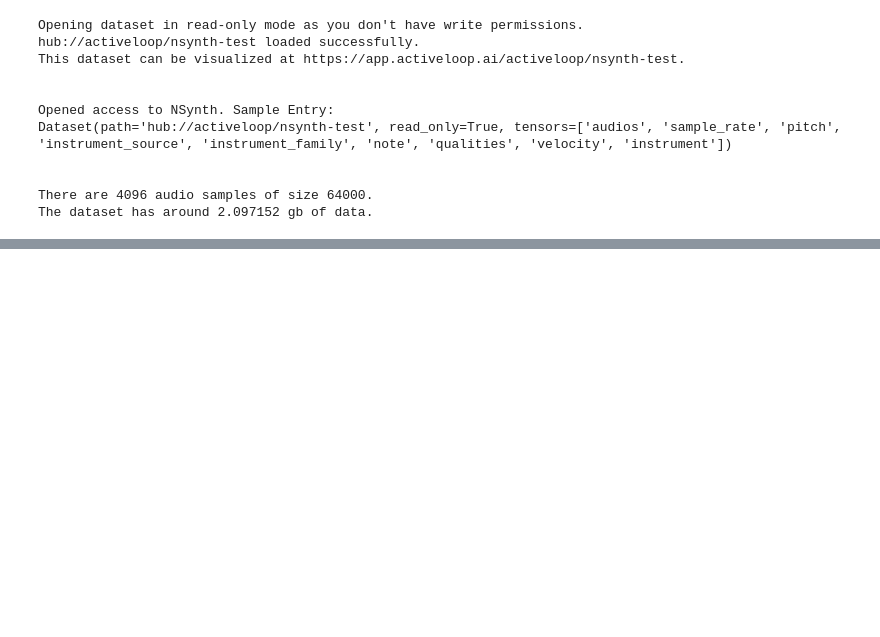
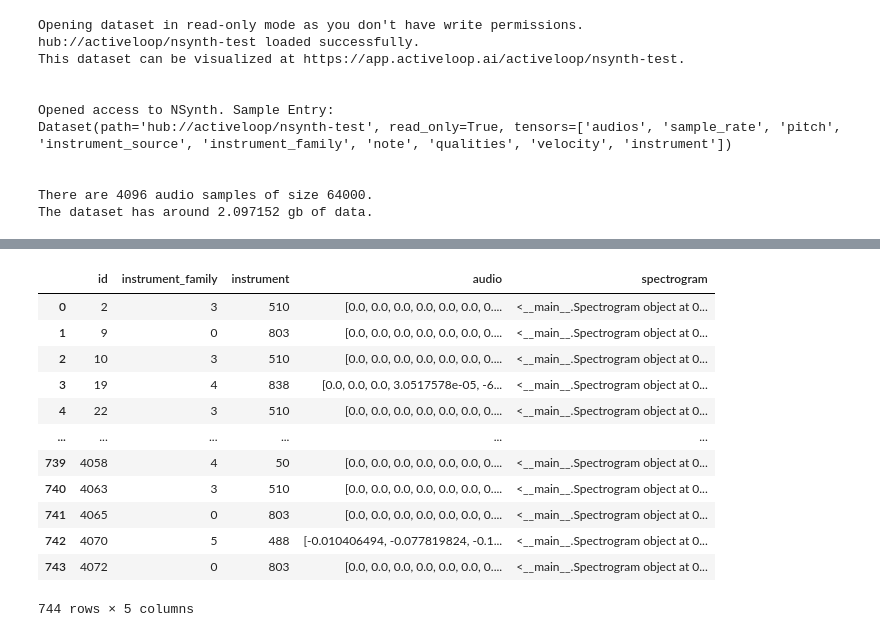
Before and after one commit to jakeval/spectroconv, a Jupyter notebook: data_demo.ipynb, the cells around one changed output, grey strips where cells are left out. Drawn from its saved outputs; the diff is of its cells as text; code cells hidden in the pictures; blank space fills up the shorter version.

```diff
--- a/data_demo.ipynb
+++ b/data_demo.ipynb
@@ -28,5 +35,5 @@ The dataset has around 2.097152 gb of data.
 # %%
-N = 1000
+N = 10
 print(f"Try loading {N} data samples:")
 start_t = time.time()
 audio = ds.audios[:N].numpy()
@@ -96,0 +217,44 @@ for i in range(number_to_show):
+# %%
+class Spectrogram:
+    def __init__(self, f, t, s, audio, sample_rate):
+        self.f = f
+        self.t = t
+        self.s = s
+        self.audio = audio
+        self.sr = sample_rate
+
+    def visualize(self):
+        fig, ax = plt.subplots()
+        ax.pcolormesh(self.t, self.f, self.s, shading='gouraud')
+        ax.set_ylabel('Frequency (Hz)')
+        ax.set_xlabel('Time (sec)')
+        return fig, ax
+
+    def play(self):
+        show_audio = display.Audio(self.audio, rate=self.sr)
+        display.DisplayHandle().display(show_audio)
+
+
+def create_spectrograms(df, sample_rate, window_size=512):
+    audio = np.vstack(df['audio'])
+    f, t, s = fft(audio, sample_rate, window_size=window_size)
+    spectrograms = [Spectrogram(f, t, s[i], audio[i], sample_rate) for i in range(s.shape[0])]
+    df['spectrogram'] = spectrograms
+    return df
+
+df = create_spectrograms(df_raw, sample_rate)
+df
+# %% [output]
+|  | id | instrument_family | instrument | audio | spectrogram |
+| 0 | 2 | 3 | 510 | [0.0, 0.0, 0.0, 0.0, 0.0, 0.0, 0.... | <__main__.Spectrogram object at 0... |
+| 1 | 9 | 0 | 803 | [0.0, 0.0, 0.0, 0.0, 0.0, 0.0, 0.... | <__main__.Spectrogram object at 0... |
+| 2 | 10 | 3 | 510 | [0.0, 0.0, 0.0, 0.0, 0.0, 0.0, 0.... | <__main__.Spectrogram object at 0... |
+| 3 | 19 | 4 | 838 | [0.0, 0.0, 0.0, 3.0517578e-05, -6... | <__main__.Spectrogram object at 0... |
+| 4 | 22 | 3 | 510 | [0.0, 0.0, 0.0, 0.0, 0.0, 0.0, 0.... | <__main__.Spectrogram object at 0... |
+| ... | ... | ... | ... | ... | ... |
+| 739 | 4058 | 4 | 50 | [0.0, 0.0, 0.0, 0.0, 0.0, 0.0, 0.... | <__main__.Spectrogram object at 0... |
+| 740 | 4063 | 3 | 510 | [0.0, 0.0, 0.0, 0.0, 0.0, 0.0, 0.... | <__main__.Spectrogram object at 0... |
+| 741 | 4065 | 0 | 803 | [0.0, 0.0, 0.0, 0.0, 0.0, 0.0, 0.... | <__main__.Spectrogram object at 0... |
+| 742 | 4070 | 5 | 488 | [-0.010406494, -0.077819824, -0.1... | <__main__.Spectrogram object at 0... |
+| 743 | 4072 | 0 | 803 | [0.0, 0.0, 0.0, 0.0, 0.0, 0.0, 0.... | <__main__.Spectrogram object at 0... |
+744 rows × 5 columns
```
Also changed, not shown: parts of 10 cells of this notebook.
